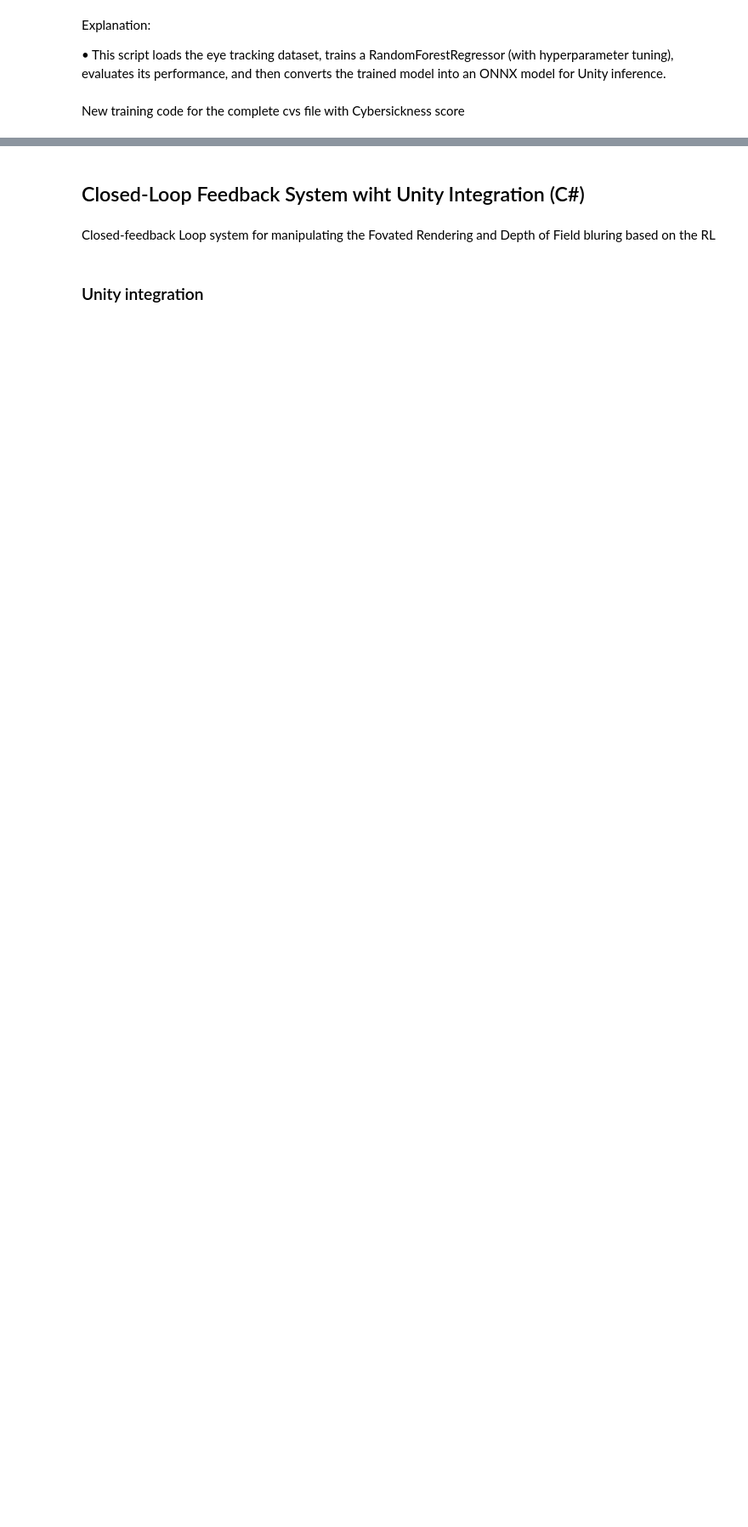
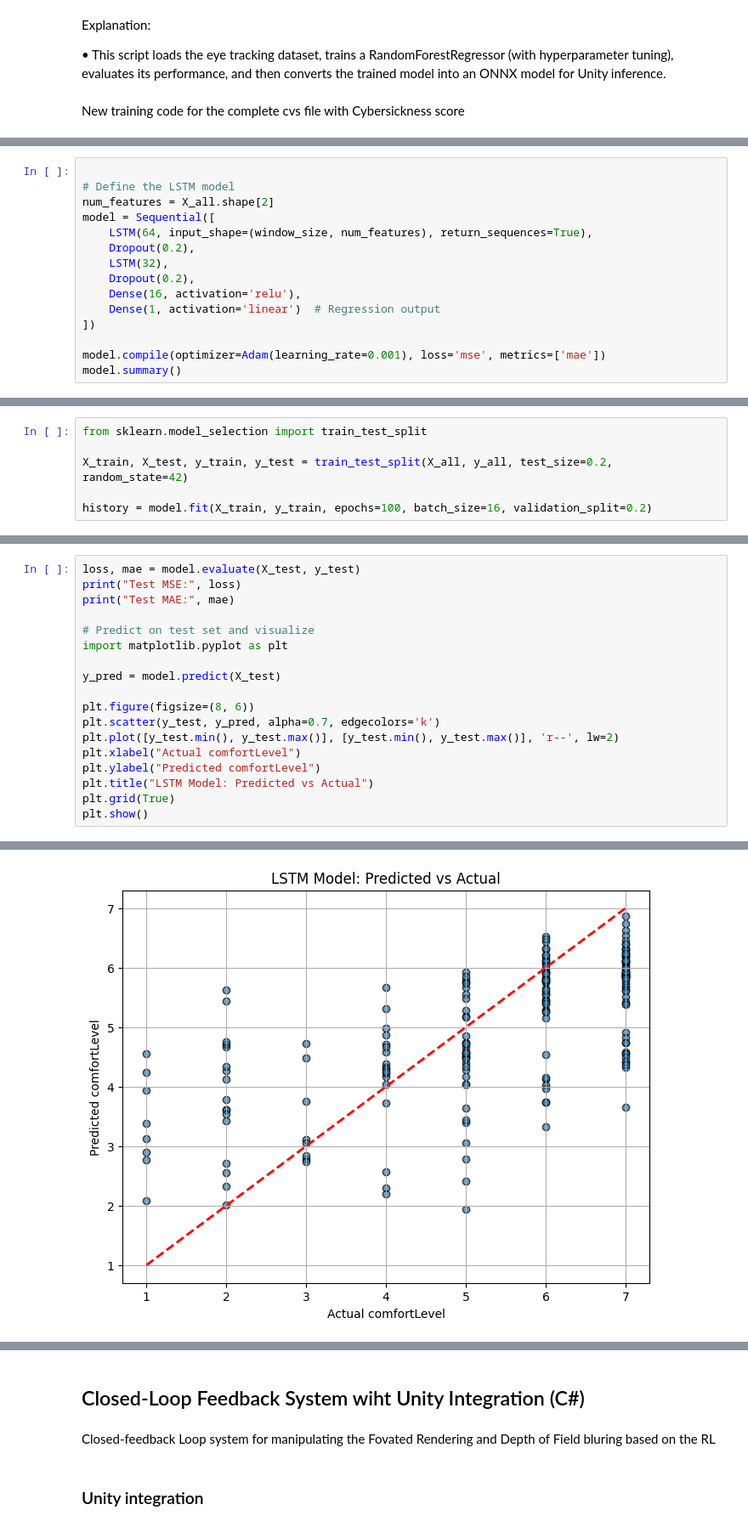
Before and after one commit to GokayToga/VRCM.Net, a Jupyter notebook: VRCMNet.ipynb, the cells around one changed output, grey strips where cells are left out. Shown: that part at 85% size. Drawn from its saved outputs; the diff is of its cells as text; blank space fills up the shorter version.

```diff
--- a/VRCMNet.ipynb
+++ b/VRCMNet.ipynb
@@ -170,0 +413,15 @@ def predict_cybersickness(new_data):
+# %%
+
+# Define the LSTM model
+num_features = X_all.shape[2]
+model = Sequential([
+    LSTM(64, input_shape=(window_size, num_features), return_sequences=True),
+    Dropout(0.2),
+    LSTM(32),
+    Dropout(0.2),
+    Dense(16, activation='relu'),
+    Dense(1, activation='linear')  # Regression output
+])
+
+model.compile(optimizer=Adam(learning_rate=0.001), loss='mse', metrics=['mae'])
+model.summary()
@@ -170,0 +448,6 @@ def predict_cybersickness(new_data):
+# %%
+from sklearn.model_selection import train_test_split
+
+X_train, X_test, y_train, y_test = train_test_split(X_all, y_all, test_size=0.2, random_state=42)
+
+history = model.fit(X_train, y_train, epochs=100, batch_size=16, validation_split=0.2)
@@ -170,0 +472,19 @@ def predict_cybersickness(new_data):
+# %%
+loss, mae = model.evaluate(X_test, y_test)
+print("Test MSE:", loss)
+print("Test MAE:", mae)
+
+# Predict on test set and visualize
+import matplotlib.pyplot as plt
+
+y_pred = model.predict(X_test)
+
+plt.figure(figsize=(8, 6))
+plt.scatter(y_test, y_pred, alpha=0.7, edgecolors='k')
+plt.plot([y_test.min(), y_test.max()], [y_test.min(), y_test.max()], 'r--', lw=2)
+plt.xlabel("Actual comfortLevel")
+plt.ylabel("Predicted comfortLevel")
+plt.title("LSTM Model: Predicted vs Actual")
+plt.grid(True)
+plt.show()
+# %% [output]
@@ -170,0 +495 @@ def predict_cybersickness(new_data):
+[figure, added]
```
Also changed, not shown: parts of 43 cells of this notebook.
